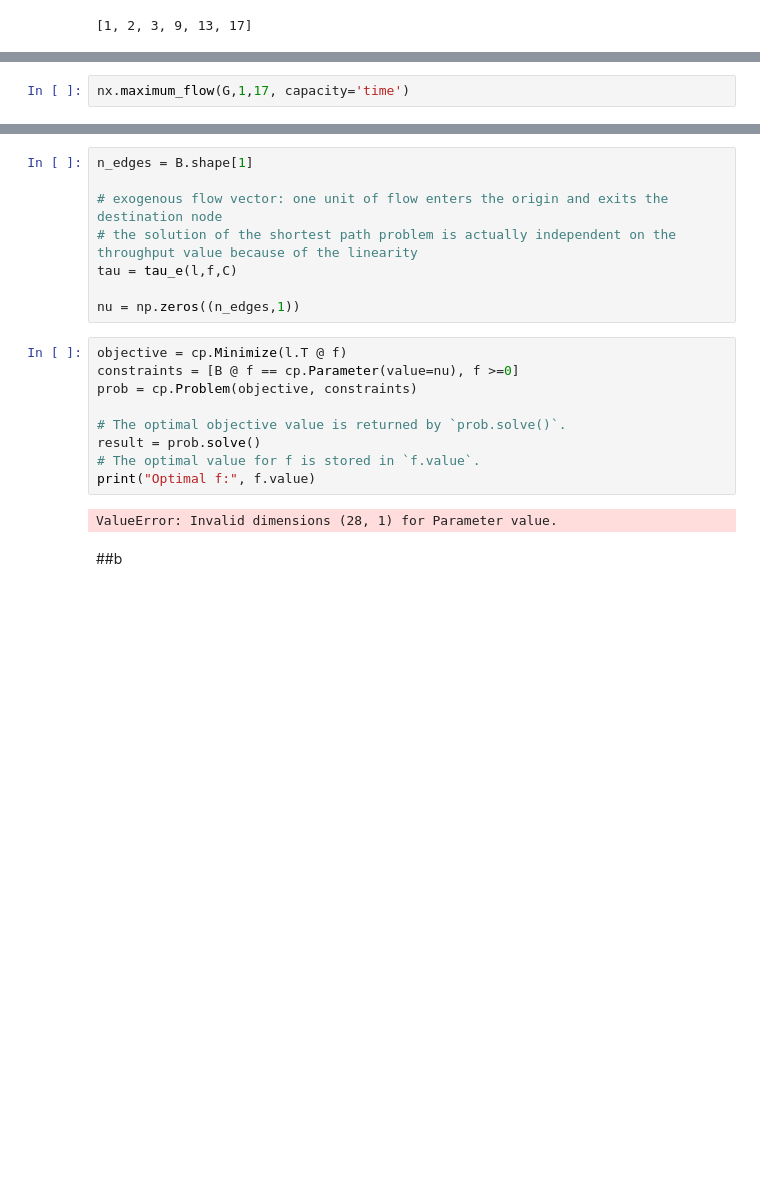
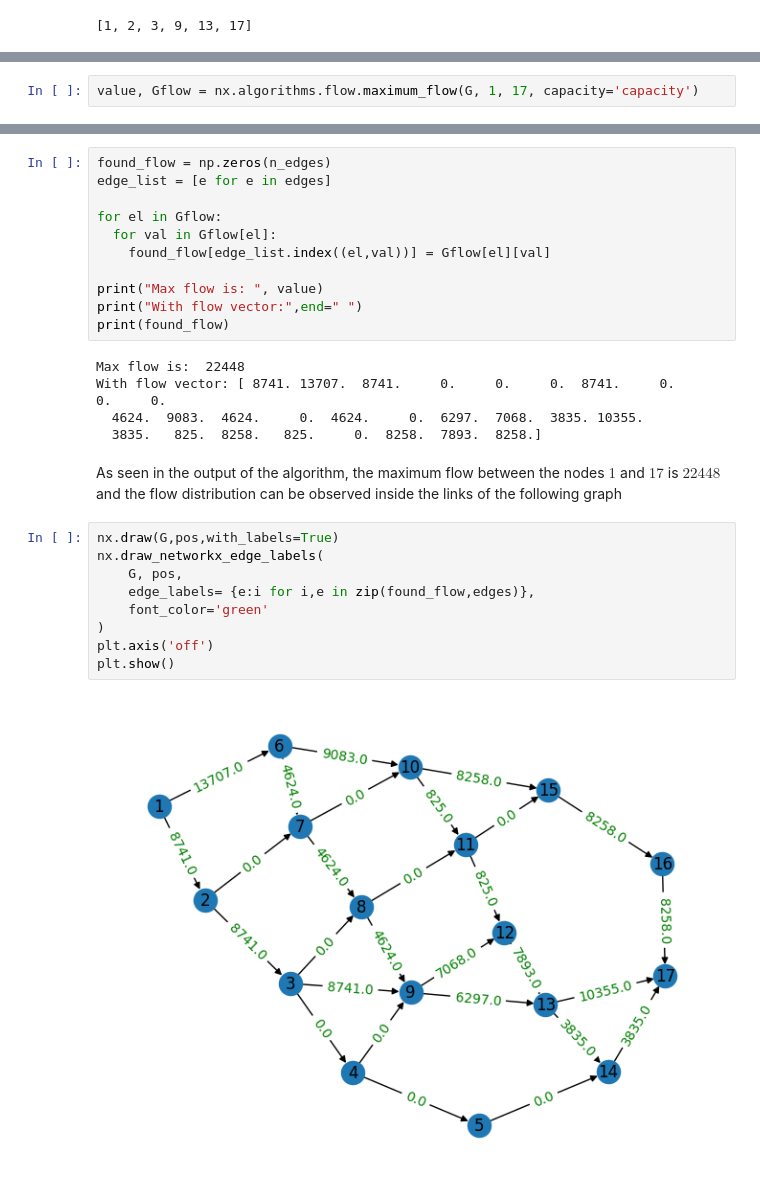
Before and after one commit to cosmolejo/ABOUT, a Jupyter notebook: H1/Punto3.ipynb, the cells around one changed output, grey strips where cells are left out. Drawn from its saved outputs; the diff is of its cells as text; blank space fills up the shorter version.

```diff
--- a/H1/Punto3.ipynb
+++ b/H1/Punto3.ipynb
@@ -51,2 +141,2 @@ nx.shortest_path(G,1,17)
 # %%
-nx.maximum_flow(G,1,17, capacity='time')
+value, Gflow = nx.algorithms.flow.maximum_flow(G, 1, 17, capacity='capacity')
@@ -78,21 +143,29 @@ array([0.81385187, 0.16425176, 0.77890095, 1.24060609, 0.40216493,
-# %%
-n_edges = B.shape[1]
-
-# exogenous flow vector: one unit of flow enters the origin and exits the destination node
-# the solution of the shortest path problem is actually independent on the throughput value because of the linearity
-tau = tau_e(l,f,C)
-
-nu = np.zeros((n_edges,1))
-# %%
-objective = cp.Minimize(l.T @ f)
-constraints = [B @ f == cp.Parameter(value=nu), f >=0]
-prob = cp.Problem(objective, constraints)
-
-# The optimal objective value is returned by `prob.solve()`.
-result = prob.solve()
-# The optimal value for f is stored in `f.value`.
-print("Optimal f:", f.value)
-# %% [output]
-ValueError: Invalid dimensions (28, 1) for Parameter value.
-# %% [markdown]
-##b
+# %%
+found_flow = np.zeros(n_edges)
+edge_list = [e for e in edges]
+
+for el in Gflow:
+  for val in Gflow[el]:
+    found_flow[edge_list.index((el,val))] = Gflow[el][val]
+
+print("Max flow is: ", value)
+print("With flow vector:",end=" ")
+print(found_flow)
+# %% [output]
+Max flow is:  22448
+With flow vector: [ 8741. 13707.  8741.     0.     0.     0.  8741.     0.     0.     0.
+  4624.  9083.  4624.     0.  4624.     0.  6297.  7068.  3835. 10355.
+  3835.   825.  8258.   825.     0.  8258.  7893.  8258.]
+# %% [markdown]
+As seen in the output of the algorithm, the maximum flow between the nodes $1$ and $17$ is $22448$ and the flow distribution can be observed inside the links of the following graph
+# %%
+nx.draw(G,pos,with_labels=True)
+nx.draw_networkx_edge_labels(
+    G, pos,
+    edge_labels= {e:i for i,e in zip(found_flow,edges)},
+    font_color='green'
+)
+plt.axis('off')
+plt.show()
+# %% [output]
+[figure, added]
```
Also changed, not shown: parts of 43 cells of this notebook.
